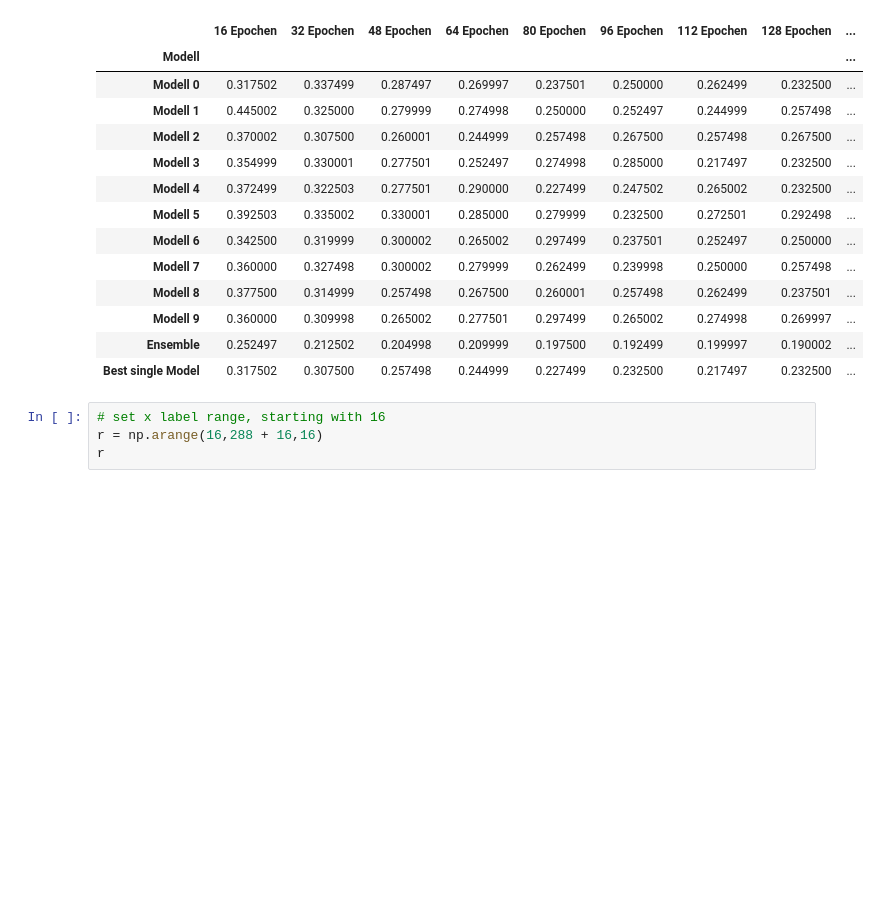
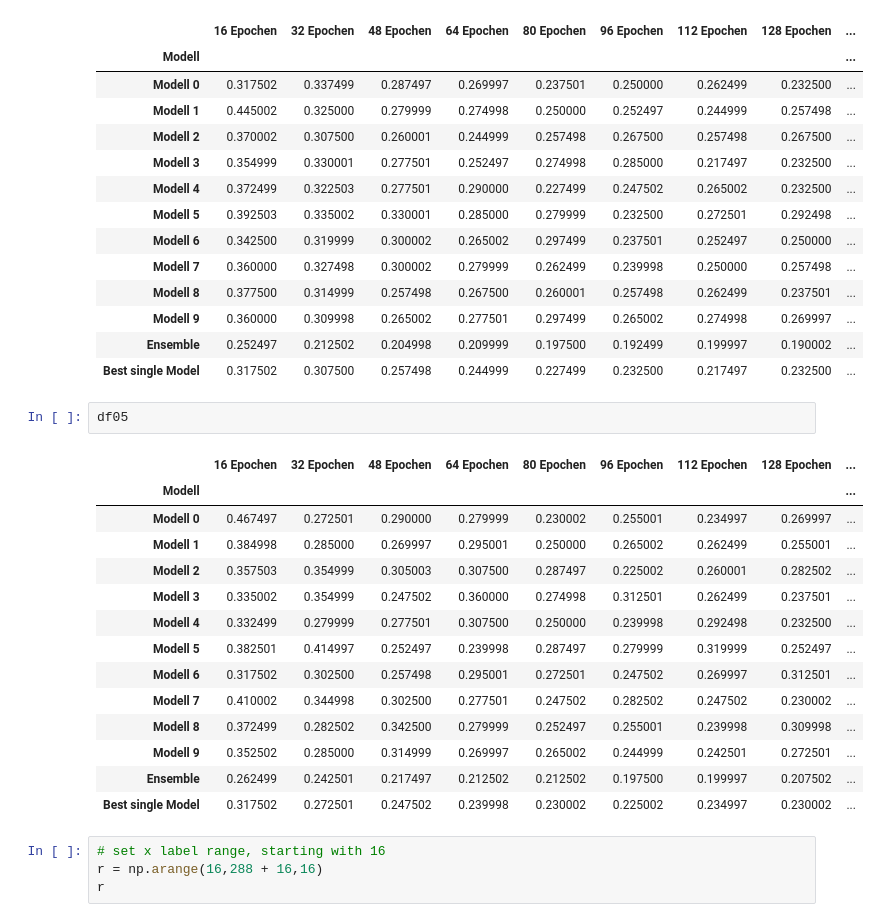
Before and after one commit to j05t/emnist, a Jupyter notebook: plot_history/plot_csv.ipynb, the cells around one changed output. Drawn from its saved outputs; the diff is of its cells as text; blank space fills up the shorter version.

```diff
--- a/plot_history/plot_csv.ipynb
+++ b/plot_history/plot_csv.ipynb
@@ -63,6 +65,23 @@ df04
 | Modell 9 | 0.360000 | 0.309998 | 0.265002 | 0.277501 | 0.297499 | 0.265002 | 0.274998 | 0.269997 | ... |
 | Ensemble | 0.252497 | 0.212502 | 0.204998 | 0.209999 | 0.197500 | 0.192499 | 0.199997 | 0.190002 | ... |
 | Best single Model | 0.317502 | 0.307500 | 0.257498 | 0.244999 | 0.227499 | 0.232500 | 0.217497 | 0.232500 | ... |
+# %%
+df05
+# %% [output]
+|  | 16 Epochen | 32 Epochen | 48 Epochen | 64 Epochen | 80 Epochen | 96 Epochen | 112 Epochen | 128 Epochen | ... |
+| Modell |  |  |  |  |  |  |  |  | ... |
+| Modell 0 | 0.467497 | 0.272501 | 0.290000 | 0.279999 | 0.230002 | 0.255001 | 0.234997 | 0.269997 | ... |
+| Modell 1 | 0.384998 | 0.285000 | 0.269997 | 0.295001 | 0.250000 | 0.265002 | 0.262499 | 0.255001 | ... |
+| Modell 2 | 0.357503 | 0.354999 | 0.305003 | 0.307500 | 0.287497 | 0.225002 | 0.260001 | 0.282502 | ... |
+| Modell 3 | 0.335002 | 0.354999 | 0.247502 | 0.360000 | 0.274998 | 0.312501 | 0.262499 | 0.237501 | ... |
+| Modell 4 | 0.332499 | 0.279999 | 0.277501 | 0.307500 | 0.250000 | 0.239998 | 0.292498 | 0.232500 | ... |
+| Modell 5 | 0.382501 | 0.414997 | 0.252497 | 0.239998 | 0.287497 | 0.279999 | 0.319999 | 0.252497 | ... |
+| Modell 6 | 0.317502 | 0.302500 | 0.257498 | 0.295001 | 0.272501 | 0.247502 | 0.269997 | 0.312501 | ... |
+| Modell 7 | 0.410002 | 0.344998 | 0.302500 | 0.277501 | 0.247502 | 0.282502 | 0.247502 | 0.230002 | ... |
+| Modell 8 | 0.372499 | 0.282502 | 0.342500 | 0.279999 | 0.252497 | 0.255001 | 0.239998 | 0.309998 | ... |
+| Modell 9 | 0.352502 | 0.285000 | 0.314999 | 0.269997 | 0.265002 | 0.244999 | 0.242501 | 0.272501 | ... |
+| Ensemble | 0.262499 | 0.242501 | 0.217497 | 0.212502 | 0.212502 | 0.197500 | 0.199997 | 0.207502 | ... |
+| Best single Model | 0.317502 | 0.272501 | 0.247502 | 0.239998 | 0.230002 | 0.225002 | 0.234997 | 0.230002 | ... |
 # %%
 # set x label range, starting with 16
 r = np.arange(16,288 + 16,16)
```
Also changed, not shown: parts of 5 cells of this notebook, 4 other files.
